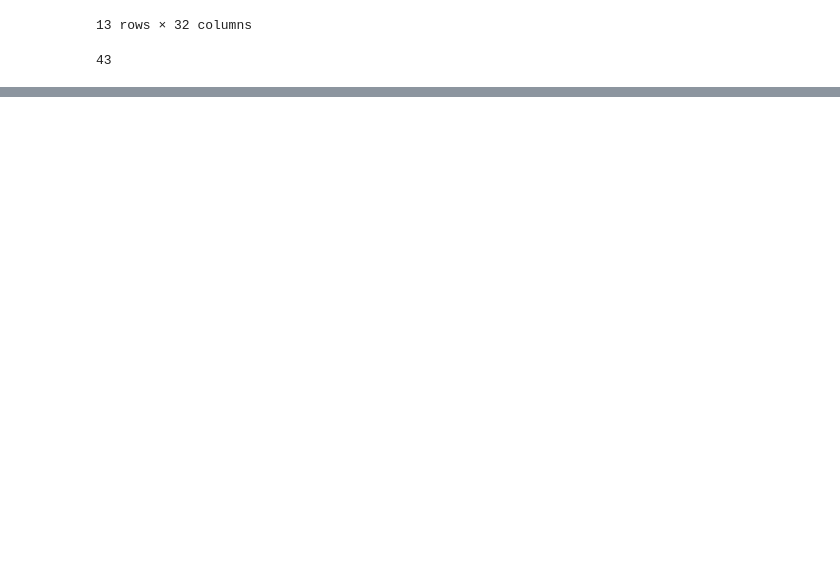
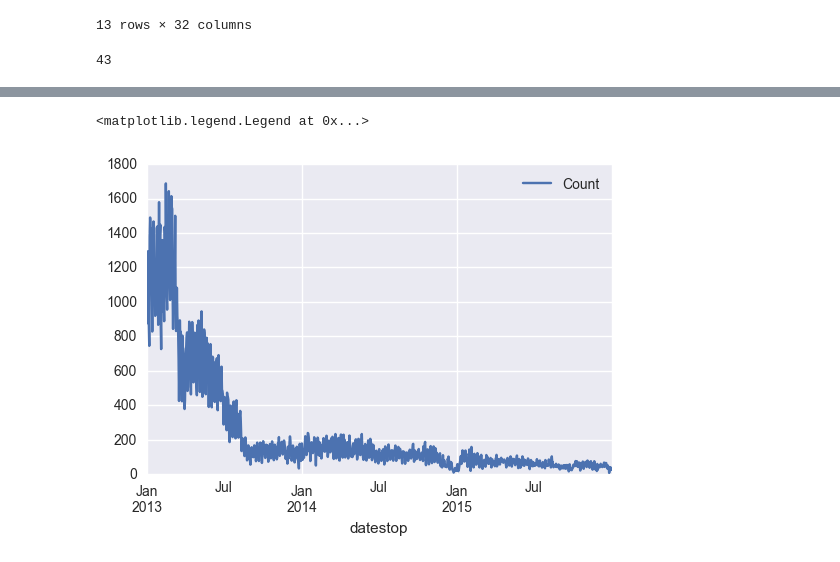
Before and after one commit to webernathan/ads_proj, a Jupyter notebook: PCA_2003_2015.ipynb, the cells around one changed output, grey strips where cells are left out. Saved outputs shown, nothing was run; the diff lists cells and outputs as text; code cells hidden in the pictures; blank space fills up the shorter version.

```diff
--- a/PCA_2003_2015.ipynb
+++ b/PCA_2003_2015.ipynb
@@ -200,0 +258,5 @@ plt.show()
+# %%
+def make_date(date_string):
+    if len(date_string)<8:
+        date_string = '0'+date_string
+    return date_string
@@ -200,0 +317,3 @@ plt.show()
+# %%
+df['datestop'] = df['datestop'].astype(str).apply(make_date)
+df.datestop = pd.to_datetime(df.datestop, format='%m%d%Y')
@@ -200,0 +322,10 @@ plt.show()
+# %%
+table_date = pd.pivot_table(df, values='year', index=['datestop'], columns='arstmade', aggfunc= 'count')
+
+table_date['Count'] = table_date[False] + table_date[True]
+table_date['Success_Rate'] = table_date[True] / table_date['Count']
+# %%
+plt.figure(); table_date['Count'].plot(); plt.legend(loc='best')
+# %% [output]
+<matplotlib.legend.Legend at 0x...>
+[figure, added]
```
Also changed, not shown: parts of 34 cells of this notebook, 2 other files.
